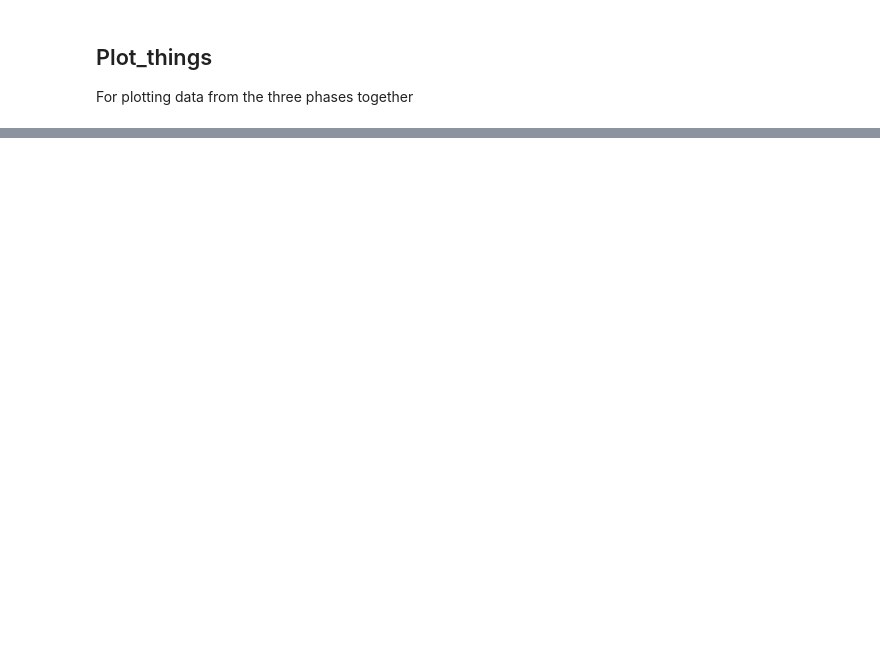
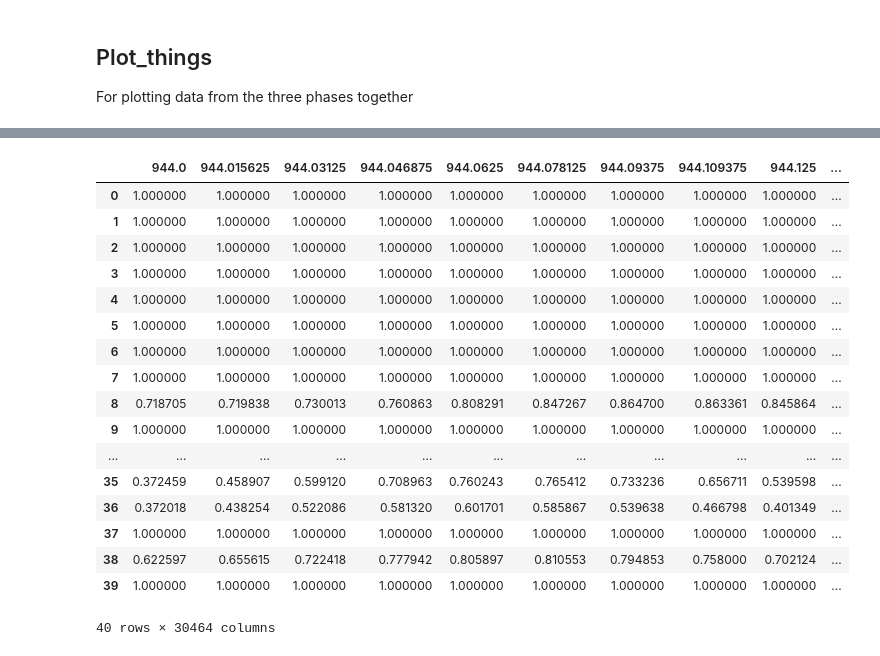
Before and after one commit to etsmit/CHILES_uvsub, a Jupyter notebook: Plot_things.ipynb, the cells around one changed output, grey strips where cells are left out. Cells and saved outputs as stored; diff of their text form; code cells hidden in the pictures; blank space fills up the shorter version.

```diff
--- a/Plot_things.ipynb
+++ b/Plot_things.ipynb
@@ -27,3 +22,18 @@ for xls in full_xls:
 trunc_dfs={}
 for xls in trunc_xls:
     trunc_dfs[xls]=pd.read_excel(xls)
+# %%
+#load in csvs instead of excel files
+#excel writer doesnt write full dataframe because reasons
+
+phase1full=pd.read_csv('phase1_waterfall_full.csv')
+phase2full=pd.read_csv('phase2_waterfall_full.csv')
+phase3full=pd.read_csv('phase3_waterfall_full.csv')
+
+phase1full = phase1full.drop('Unnamed: 0',axis=1)
+phase2full = phase2full.drop('Unnamed: 0',axis=1)
+phase3full = phase3full.drop('Unnamed: 0',axis=1)
+
+#shift phase datapoints by positive 0.8 * 0.015625 so they match up with phase1 and phase2 datapoints
+#this is very bad but otherwise the combined dataframe columns become unfixably unsorted somehow
+#phase3full.columns=np.arange(949.2+(0.8*0.015625),1439.2+(0.8*0.015625),0.015625)
@@ -97,0 +117,21 @@ full_dfs[full_xls[2]]
+# %%
+phase1full
+# %% [output]
+|  | 944.0 | 944.015625 | 944.03125 | 944.046875 | 944.0625 | 944.078125 | 944.09375 | 944.109375 | 944.125 | ... |
+| 0 | 1.000000 | 1.000000 | 1.000000 | 1.000000 | 1.000000 | 1.000000 | 1.000000 | 1.000000 | 1.000000 | ... |
+| 1 | 1.000000 | 1.000000 | 1.000000 | 1.000000 | 1.000000 | 1.000000 | 1.000000 | 1.000000 | 1.000000 | ... |
+| 2 | 1.000000 | 1.000000 | 1.000000 | 1.000000 | 1.000000 | 1.000000 | 1.000000 | 1.000000 | 1.000000 | ... |
+| 3 | 1.000000 | 1.000000 | 1.000000 | 1.000000 | 1.000000 | 1.000000 | 1.000000 | 1.000000 | 1.000000 | ... |
+| 4 | 1.000000 | 1.000000 | 1.000000 | 1.000000 | 1.000000 | 1.000000 | 1.000000 | 1.000000 | 1.000000 | ... |
+| 5 | 1.000000 | 1.000000 | 1.000000 | 1.000000 | 1.000000 | 1.000000 | 1.000000 | 1.000000 | 1.000000 | ... |
+| 6 | 1.000000 | 1.000000 | 1.000000 | 1.000000 | 1.000000 | 1.000000 | 1.000000 | 1.000000 | 1.000000 | ... |
+| 7 | 1.000000 | 1.000000 | 1.000000 | 1.000000 | 1.000000 | 1.000000 | 1.000000 | 1.000000 | 1.000000 | ... |
+| 8 | 0.718705 | 0.719838 | 0.730013 | 0.760863 | 0.808291 | 0.847267 | 0.864700 | 0.863361 | 0.845864 | ... |
+| 9 | 1.000000 | 1.000000 | 1.000000 | 1.000000 | 1.000000 | 1.000000 | 1.000000 | 1.000000 | 1.000000 | ... |
+| ... | ... | ... | ... | ... | ... | ... | ... | ... | ... | ... |
+| 35 | 0.372459 | 0.458907 | 0.599120 | 0.708963 | 0.760243 | 0.765412 | 0.733236 | 0.656711 | 0.539598 | ... |
+| 36 | 0.372018 | 0.438254 | 0.522086 | 0.581320 | 0.601701 | 0.585867 | 0.539638 | 0.466798 | 0.401349 | ... |
+| 37 | 1.000000 | 1.000000 | 1.000000 | 1.000000 | 1.000000 | 1.000000 | 1.000000 | 1.000000 | 1.000000 | ... |
+| 38 | 0.622597 | 0.655615 | 0.722418 | 0.777942 | 0.805897 | 0.810553 | 0.794853 | 0.758000 | 0.702124 | ... |
+| 39 | 1.000000 | 1.000000 | 1.000000 | 1.000000 | 1.000000 | 1.000000 | 1.000000 | 1.000000 | 1.000000 | ... |
+40 rows × 30464 columns
```
Also changed, not shown: parts of 15 cells of this notebook, 11 other files.
